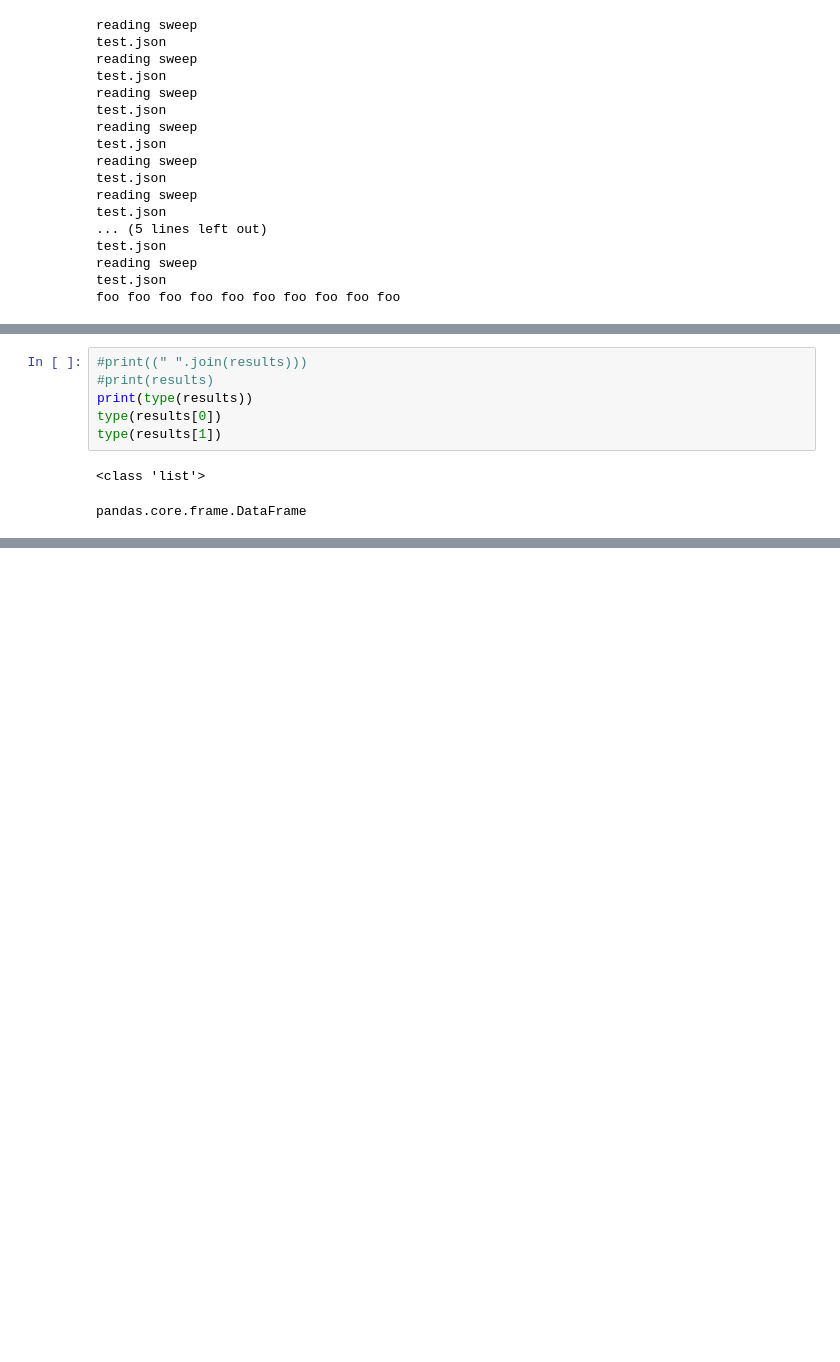
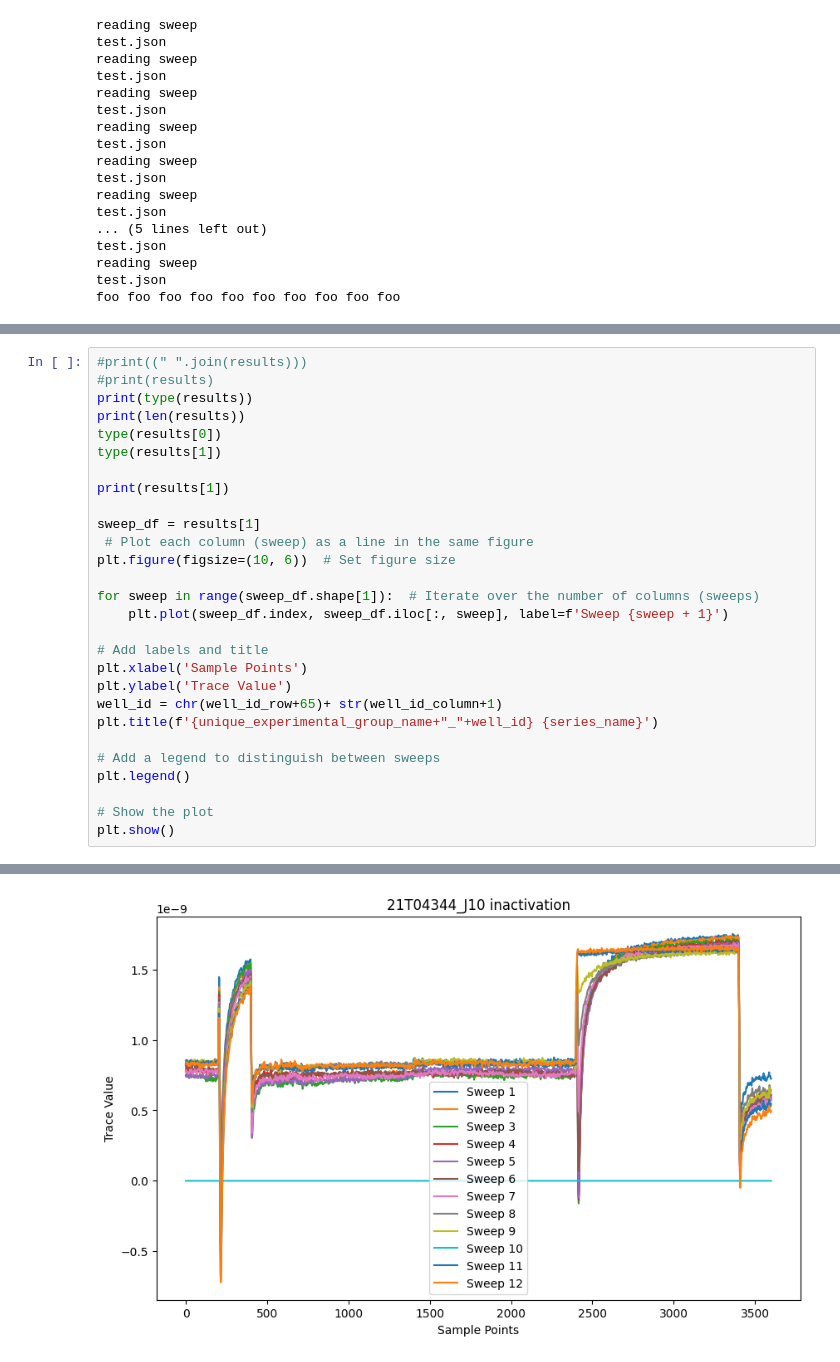
Before and after one commit to ZiDa20/Biophysical_Essentials, a Jupyter notebook: Notebooks/nanion_syncropatch_dataformat_tester.ipynb, the cells around one changed output, grey strips where cells are left out. Drawn from its saved outputs; the diff is of its cells as text; blank space fills up the shorter version.

```diff
--- a/Notebooks/nanion_syncropatch_dataformat_tester.ipynb
+++ b/Notebooks/nanion_syncropatch_dataformat_tester.ipynb
@@ -711,9 +715,29 @@ Sample Count: 1000
-# %%
-#print((" ".join(results)))
-#print(results)
-print(type(results))
-type(results[0])
-type(results[1])
-# %% [output]
-<class 'list'>
-pandas.core.frame.DataFrame
+# %%
+#print((" ".join(results)))
+#print(results)
+print(type(results))
+print(len(results))
+type(results[0])
+type(results[1])
+
+print(results[1])
+
+sweep_df = results[1]
+ # Plot each column (sweep) as a line in the same figure
+plt.figure(figsize=(10, 6))  # Set figure size
+
+for sweep in range(sweep_df.shape[1]):  # Iterate over the number of columns (sweeps)
+    plt.plot(sweep_df.index, sweep_df.iloc[:, sweep], label=f'Sweep {sweep + 1}')
+
+# Add labels and title
+plt.xlabel('Sample Points')
+plt.ylabel('Trace Value')
+well_id = chr(well_id_row+65)+ str(well_id_column+1)
+plt.title(f'{unique_experimental_group_name+"_"+well_id} {series_name}')
+
+# Add a legend to distinguish between sweeps
+plt.legend()
+
+# Show the plot
+plt.show()
+# %% [output]
@@ -719,0 +760 @@ pandas.core.frame.DataFrame
+[figure, added]
```
Also changed, not shown: parts of 2 cells of this notebook.
